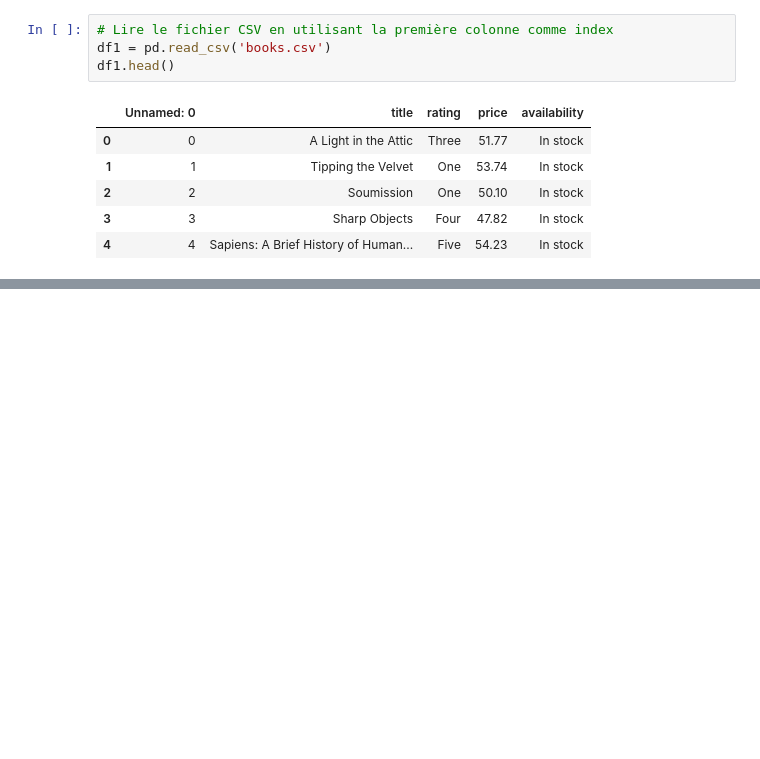
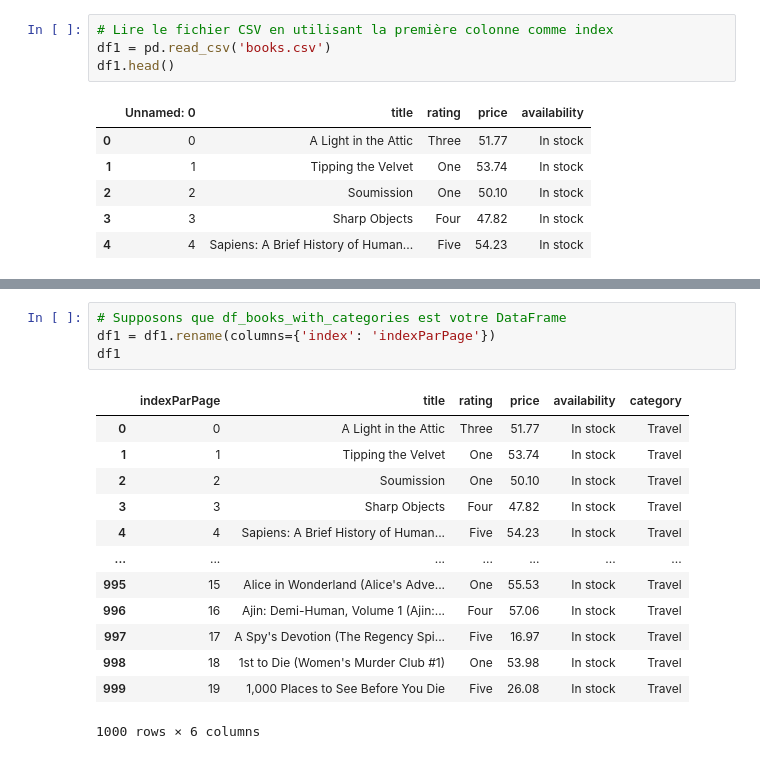
Before and after one commit to raymondgadji/DatAnalyst, a Jupyter notebook: Cours/Semaine6/Brief_Livres_elts_correction_partie1.ipynb, the cells around one changed output, grey strips where cells are left out. Drawn from its saved outputs; the diff is of its cells as text; blank space fills up the shorter version.

```diff
--- a/Cours/Semaine6/Brief_Livres_elts_correction_partie1.ipynb
+++ b/Cours/Semaine6/Brief_Livres_elts_correction_partie1.ipynb
@@ -590,0 +632,18 @@ df1.head(200)
+# %%
+# Supposons que df_books_with_categories est votre DataFrame
+df1 = df1.rename(columns={'index': 'indexParPage'})
+df1
+# %% [output]
+|  | indexParPage | title | rating | price | availability | category |
+| 0 | 0 | A Light in the Attic | Three | 51.77 | In stock | Travel |
+| 1 | 1 | Tipping the Velvet | One | 53.74 | In stock | Travel |
+| 2 | 2 | Soumission | One | 50.10 | In stock | Travel |
+| 3 | 3 | Sharp Objects | Four | 47.82 | In stock | Travel |
+| 4 | 4 | Sapiens: A Brief History of Human... | Five | 54.23 | In stock | Travel |
+| ... | ... | ... | ... | ... | ... | ... |
+| 995 | 15 | Alice in Wonderland (Alice's Adve... | One | 55.53 | In stock | Travel |
+| 996 | 16 | Ajin: Demi-Human, Volume 1 (Ajin:... | Four | 57.06 | In stock | Travel |
+| 997 | 17 | A Spy's Devotion (The Regency Spi... | Five | 16.97 | In stock | Travel |
+| 998 | 18 | 1st to Die (Women's Murder Club #1) | One | 53.98 | In stock | Travel |
+| 999 | 19 | 1,000 Places to See Before You Die | Five | 26.08 | In stock | Travel |
+1000 rows × 6 columns
```
Also changed, not shown: parts of 11 cells of this notebook, 2 other files.
